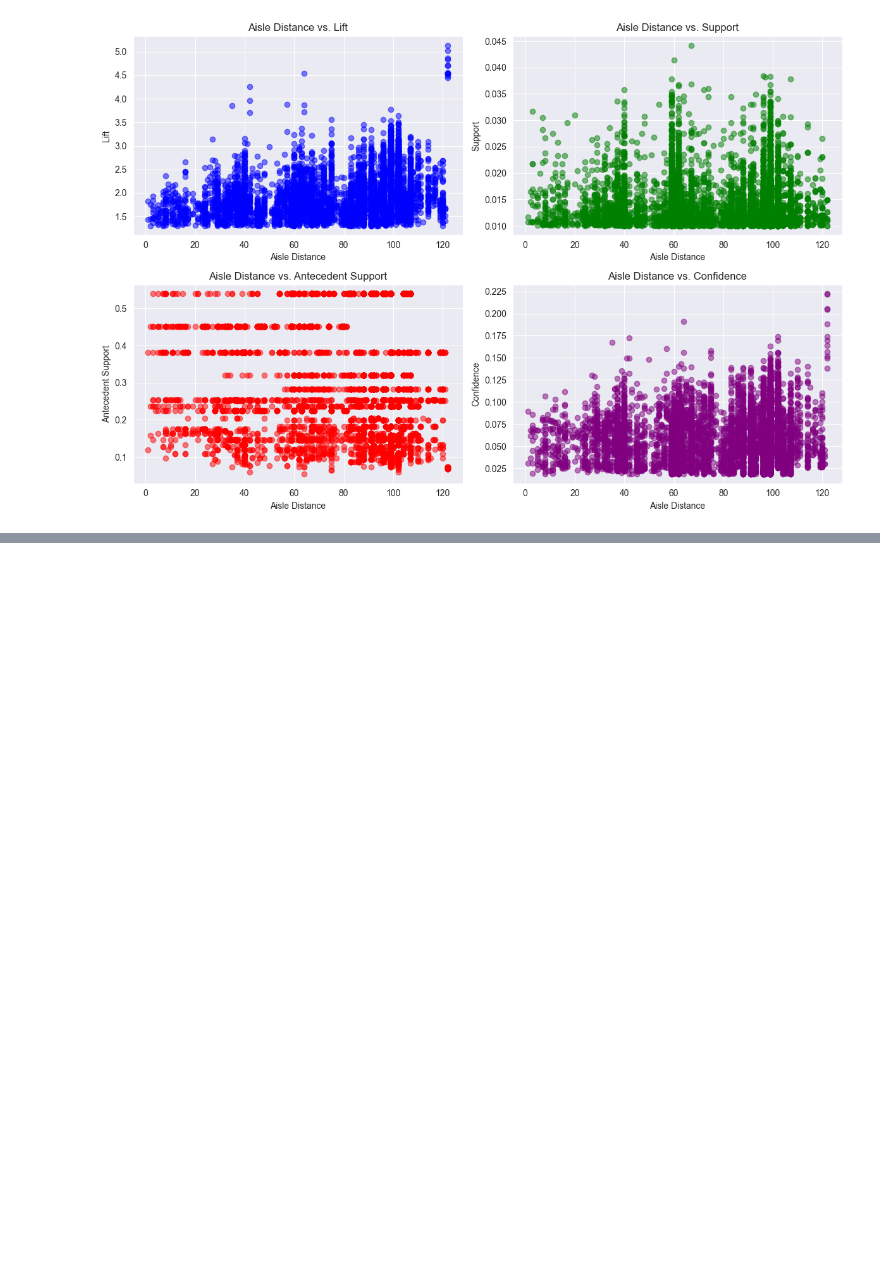
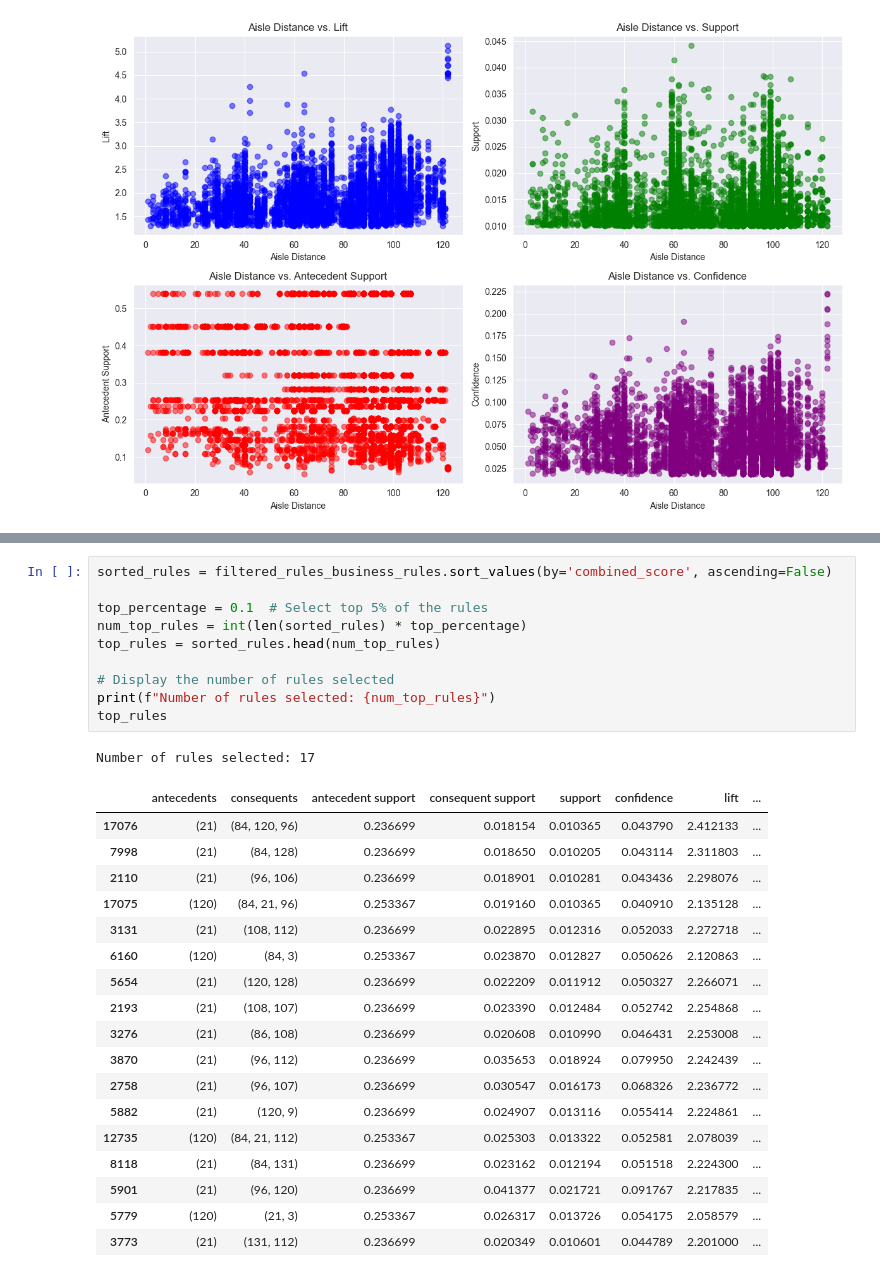
Before and after one commit to dleonrdz/supercenter-product-recommender, a Jupyter notebook: notebooks/02-Association_Mining_Analysis.ipynb, the cells around one changed output, grey strips where cells are left out. Saved outputs shown, nothing was run; the diff lists cells and outputs as text; blank space fills up the shorter version.

```diff
--- a/notebooks/02-Association_Mining_Analysis.ipynb
+++ b/notebooks/02-Association_Mining_Analysis.ipynb
@@ -265,0 +358,30 @@ plt.show()
+# %%
+sorted_rules = filtered_rules_business_rules.sort_values(by='combined_score', ascending=False)
+
+top_percentage = 0.1  # Select top 5% of the rules
+num_top_rules = int(len(sorted_rules) * top_percentage)
+top_rules = sorted_rules.head(num_top_rules)
+
+# Display the number of rules selected
+print(f"Number of rules selected: {num_top_rules}")
+top_rules
+# %% [output]
+Number of rules selected: 17
+|  | antecedents | consequents | antecedent support | consequent support | support | confidence | lift | ... |
+| 17076 | (21) | (84, 120, 96) | 0.236699 | 0.018154 | 0.010365 | 0.043790 | 2.412133 | ... |
+| 7998 | (21) | (84, 128) | 0.236699 | 0.018650 | 0.010205 | 0.043114 | 2.311803 | ... |
+| 2110 | (21) | (96, 106) | 0.236699 | 0.018901 | 0.010281 | 0.043436 | 2.298076 | ... |
+| 17075 | (120) | (84, 21, 96) | 0.253367 | 0.019160 | 0.010365 | 0.040910 | 2.135128 | ... |
+| 3131 | (21) | (108, 112) | 0.236699 | 0.022895 | 0.012316 | 0.052033 | 2.272718 | ... |
+| 6160 | (120) | (84, 3) | 0.253367 | 0.023870 | 0.012827 | 0.050626 | 2.120863 | ... |
+| 5654 | (21) | (120, 128) | 0.236699 | 0.022209 | 0.011912 | 0.050327 | 2.266071 | ... |
+| 2193 | (21) | (108, 107) | 0.236699 | 0.023390 | 0.012484 | 0.052742 | 2.254868 | ... |
+| 3276 | (21) | (86, 108) | 0.236699 | 0.020608 | 0.010990 | 0.046431 | 2.253008 | ... |
+| 3870 | (21) | (96, 112) | 0.236699 | 0.035653 | 0.018924 | 0.079950 | 2.242439 | ... |
+| 2758 | (21) | (96, 107) | 0.236699 | 0.030547 | 0.016173 | 0.068326 | 2.236772 | ... |
+| 5882 | (21) | (120, 9) | 0.236699 | 0.024907 | 0.013116 | 0.055414 | 2.224861 | ... |
+| 12735 | (120) | (84, 21, 112) | 0.253367 | 0.025303 | 0.013322 | 0.052581 | 2.078039 | ... |
+| 8118 | (21) | (84, 131) | 0.236699 | 0.023162 | 0.012194 | 0.051518 | 2.224300 | ... |
+| 5901 | (21) | (96, 120) | 0.236699 | 0.041377 | 0.021721 | 0.091767 | 2.217835 | ... |
+| 5779 | (120) | (21, 3) | 0.253367 | 0.026317 | 0.013726 | 0.054175 | 2.058579 | ... |
+| 3773 | (21) | (131, 112) | 0.236699 | 0.020349 | 0.010601 | 0.044789 | 2.201000 | ... |
```
Also changed, not shown: parts of 23 cells of this notebook.
